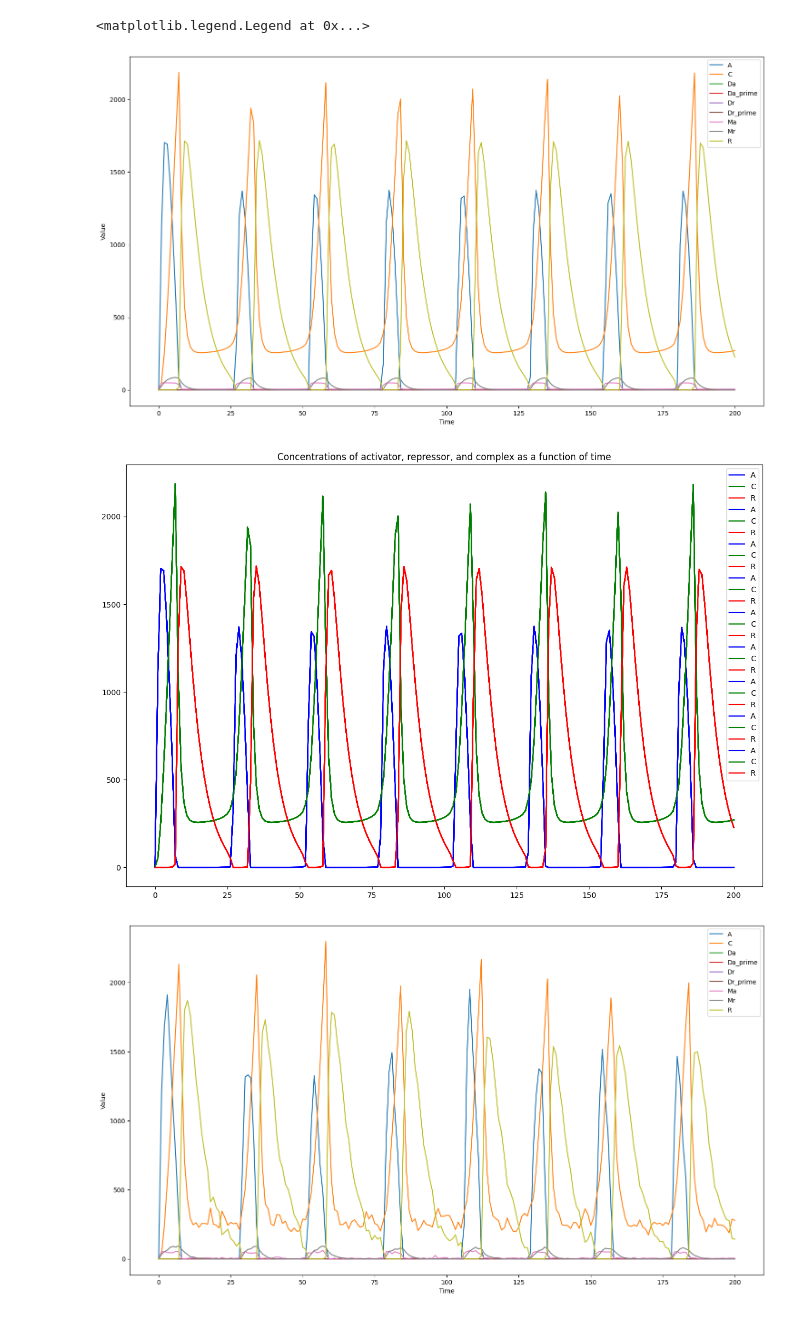
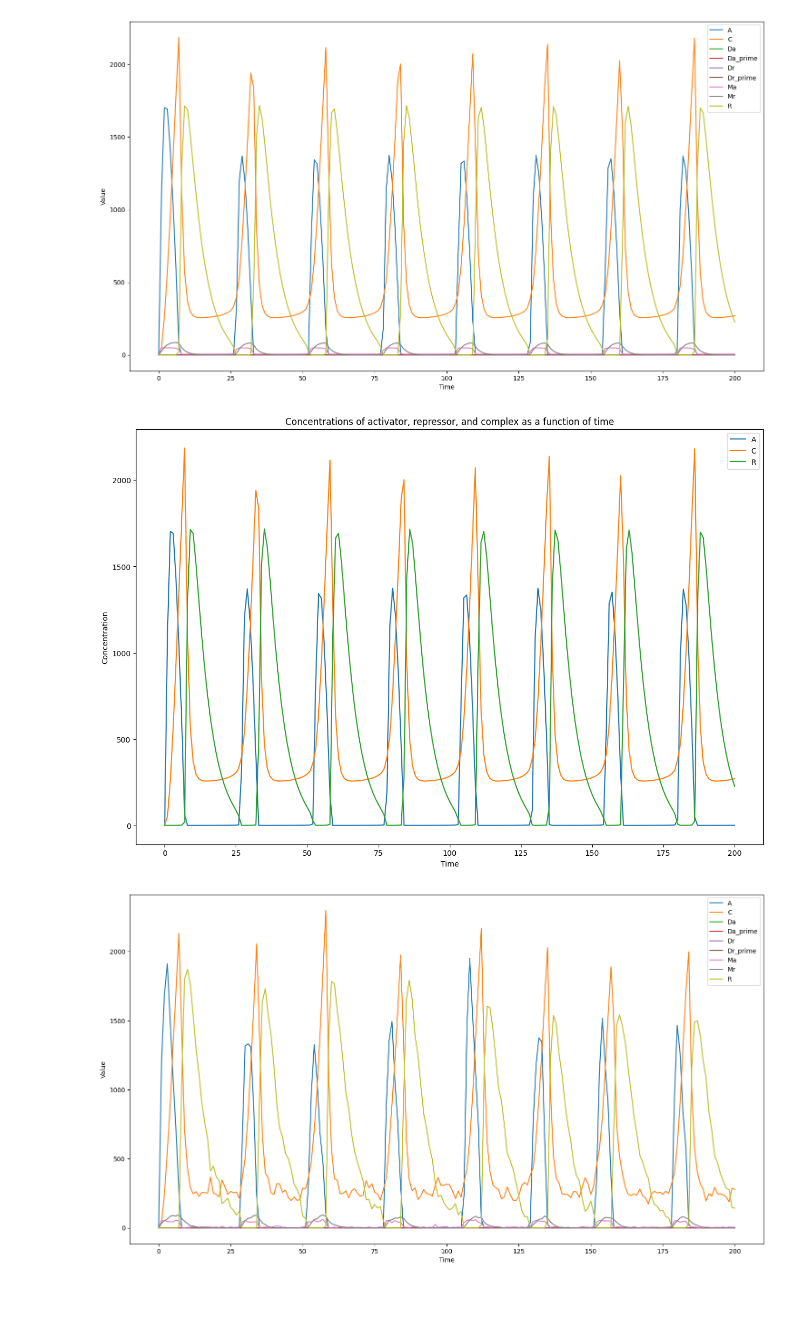
Before and after one commit to YM-25/final_year_project_Temp, a Jupyter notebook: Vilar2002.ipynb, the cells around one changed output. Saved outputs shown, nothing was run; the diff lists cells and outputs as text; code cells hidden in the pictures.

```diff
--- a/Vilar2002.ipynb
+++ b/Vilar2002.ipynb
@@ -82,27 +83,24 @@ def create_vilar_oscillator(parameter_values=None):
 # %%
 model = create_vilar_oscillator()
 
 ode_results = model.run(algorithm="ODE")
 ode_results.plot()
 
 plt.figure(figsize=(15,10))
 plt.title("Concentrations of activator, repressor, and complex as a function of time")
+plt.xlabel('Time')
+plt.ylabel('Concentration')
 
-for species in ode_results[0]:
-    if species == 'time':
-        continue
-    plt.plot(ode_results[0]['time'], ode_results[0]["A"],
-            label='A', color="b")
-    plt.plot(ode_results[0]['time'], ode_results[0]["C"],
-            label='C', color="g")
-    plt.plot(ode_results[0]['time'], ode_results[0]["R"],
-            label='R', color="r")
+species_of_interest = ['A', 'C', 'R']
+
+for species in species_of_interest:
+    plt.plot(ode_results[0]['time'], ode_results[0][species], label=species)
 
 plt.legend()
+plt.show()
 # %% [output]
-<matplotlib.legend.Legend at 0x...>
 [figure]
-[figure, old version]
+[figure, new version]
 # %%
 ssa_results = model.run(algorithm="SSA")
 ssa_results.plot()
```
Also changed, not shown: parts of 1 cell of this notebook, 1 other file.
